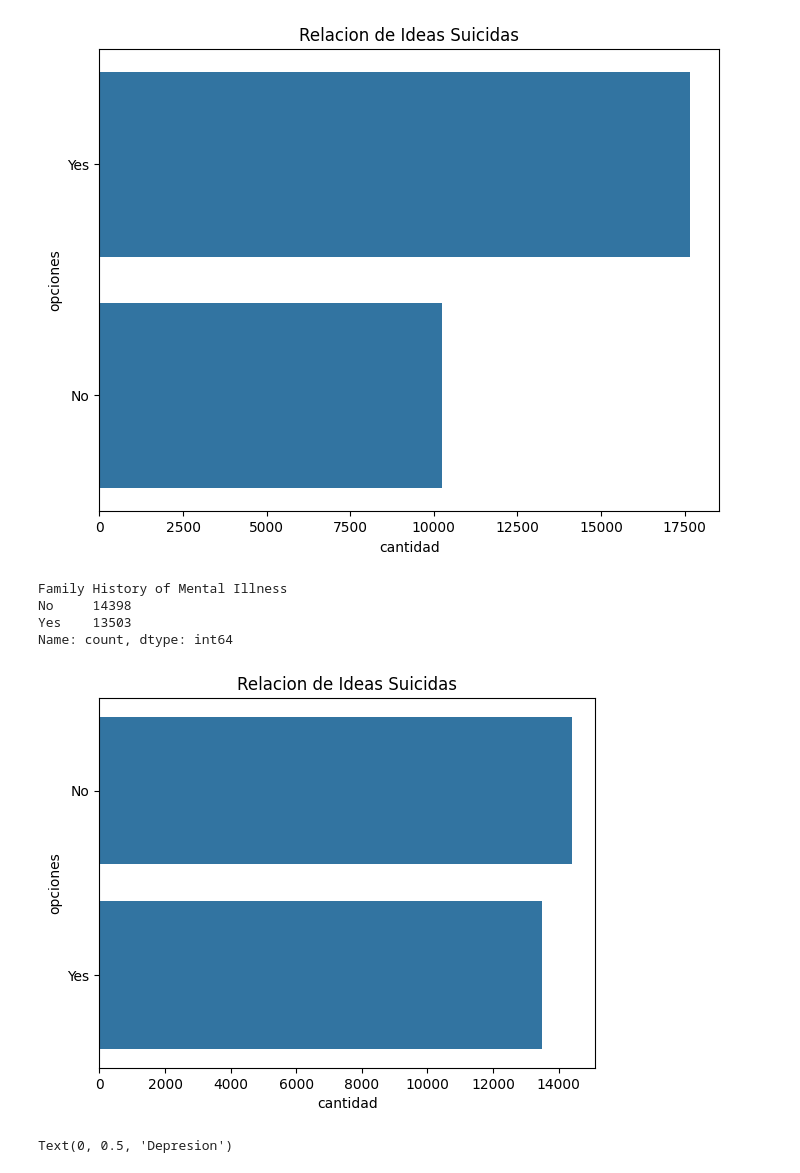
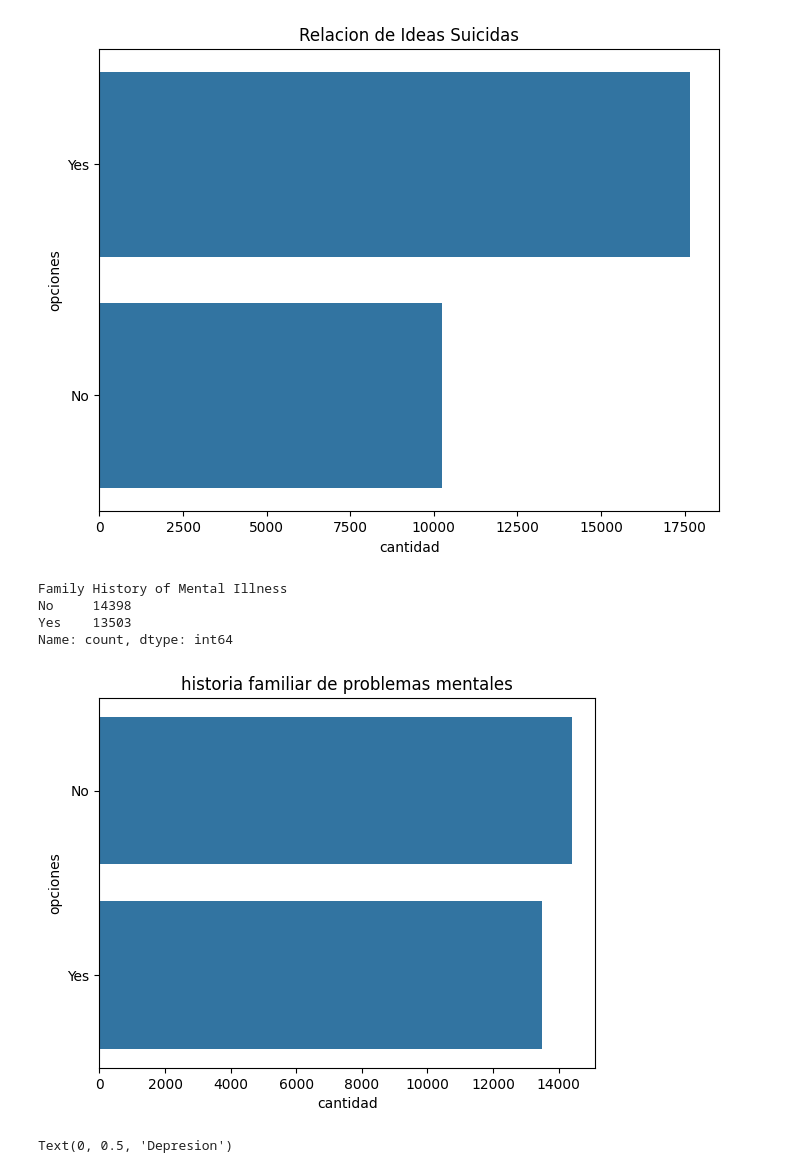
Before and after one commit to LeoV79080679/DSCI, a Jupyter notebook: ProyectoDS_parteI_Valderrama.ipynb, the cells around one changed output. Drawn from its saved outputs; the diff is of its cells as text; code cells hidden in the pictures.

```diff
--- a/ProyectoDS_parteI_Valderrama.ipynb
+++ b/ProyectoDS_parteI_Valderrama.ipynb
@@ -159,19 +160,19 @@ Name: count, dtype: int64
 # %%
 df['Family History of Mental Illness'].unique()
 historial_mental = df['Family History of Mental Illness'].value_counts()
 print(historial_mental)
 
 sns.countplot(df['Family History of Mental Illness'])
-plt.title('Relacion de Ideas Suicidas')
+plt.title('historia familiar de problemas mentales')
 plt.xlabel('cantidad')
 plt.ylabel('opciones')
 plt.show()
 # %% [output]
 Family History of Mental Illness
 No     14398
 Yes    13503
 Name: count, dtype: int64
-[figure, old version]
+[figure, new version]
 # %%
 plt.figure(figsize=(15,10))
 
```
Also changed, not shown: parts of 6 cells of this notebook.
